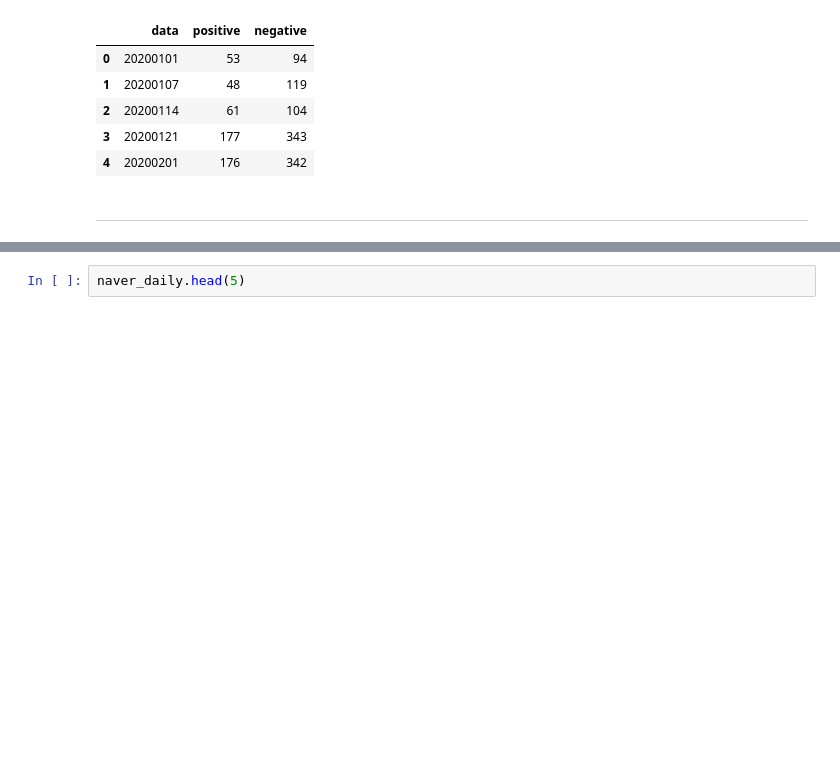
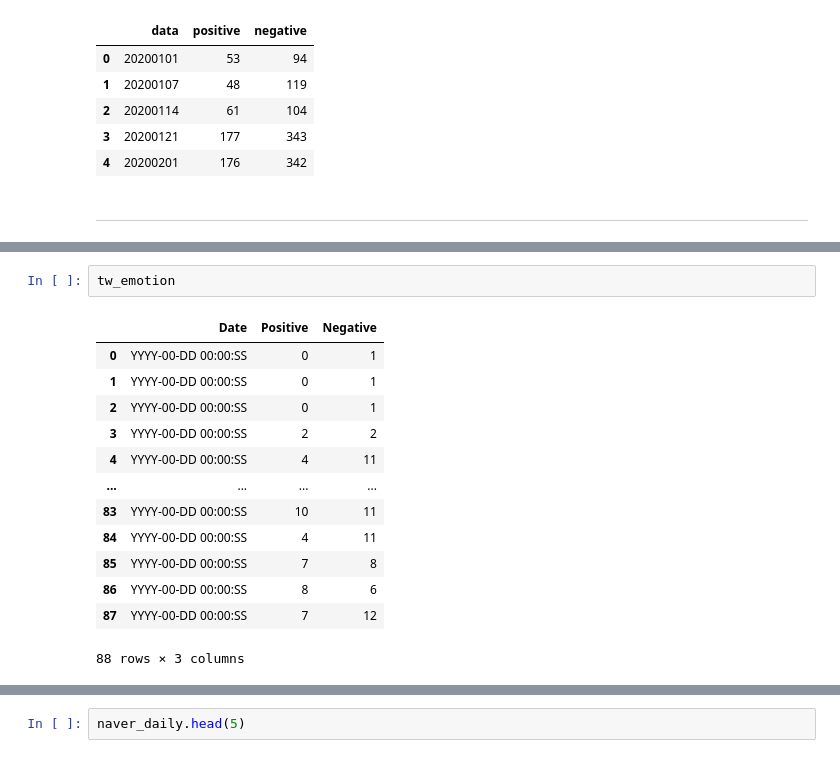
Before and after one commit to Dongmin-Sim/Project-Bornfire, a Jupyter notebook: 11_24/notebook/chartjs.ipynb, the cells around one changed output, grey strips where cells are left out. Drawn from its saved outputs; the diff is of its cells as text; blank space fills up the shorter version.

```diff
--- a/11_24/notebook/chartjs.ipynb
+++ b/11_24/notebook/chartjs.ipynb
@@ -78,0 +119,16 @@ emotion_total.head()
+# %%
+tw_emotion
+# %% [output]
+|  | Date | Positive | Negative |
+| 0 | YYYY-00-DD 00:00:SS | 0 | 1 |
+| 1 | YYYY-00-DD 00:00:SS | 0 | 1 |
+| 2 | YYYY-00-DD 00:00:SS | 0 | 1 |
+| 3 | YYYY-00-DD 00:00:SS | 2 | 2 |
+| 4 | YYYY-00-DD 00:00:SS | 4 | 11 |
+| ... | ... | ... | ... |
+| 83 | YYYY-00-DD 00:00:SS | 10 | 11 |
+| 84 | YYYY-00-DD 00:00:SS | 4 | 11 |
+| 85 | YYYY-00-DD 00:00:SS | 7 | 8 |
+| 86 | YYYY-00-DD 00:00:SS | 8 | 6 |
+| 87 | YYYY-00-DD 00:00:SS | 7 | 12 |
+88 rows × 3 columns
```
Also changed, not shown: parts of 6 cells of this notebook, 1 other file.
